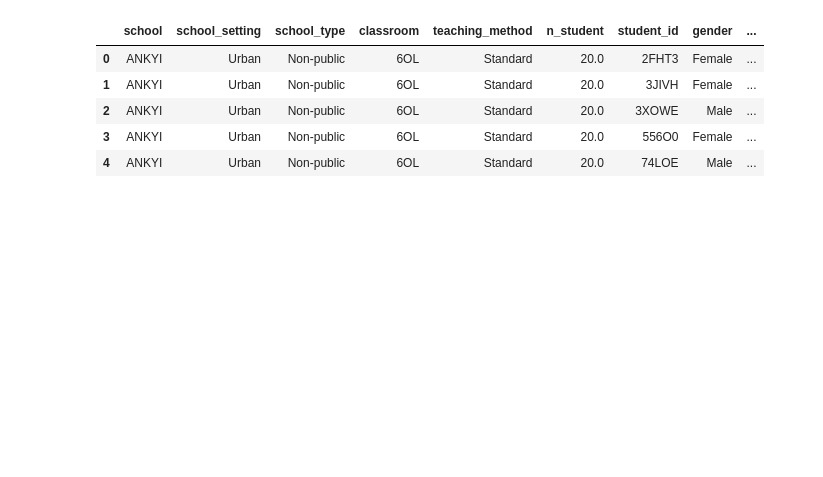
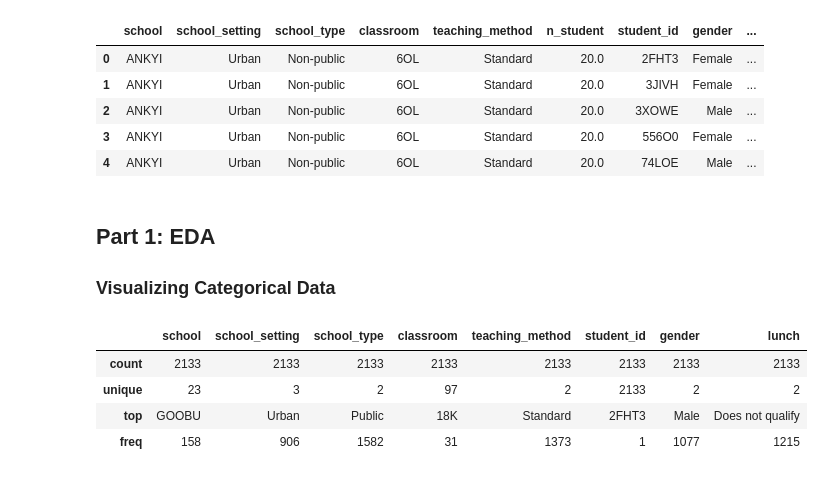
Before and after one commit to Matt88Ac/ModernStatistics_Final, a Jupyter notebook: Test_Scores.ipynb, the cells around one changed output. Saved outputs shown, nothing was run; the diff lists cells and outputs as text; code cells hidden in the pictures; blank space fills up the shorter version.

```diff
--- a/Test_Scores.ipynb
+++ b/Test_Scores.ipynb
@@ -27,3 +27,15 @@ df.head()
 | 2 | ANKYI | Urban | Non-public | 6OL | Standard | 20.0 | 3XOWE | Male | ... |
 | 3 | ANKYI | Urban | Non-public | 6OL | Standard | 20.0 | 556O0 | Female | ... |
 | 4 | ANKYI | Urban | Non-public | 6OL | Standard | 20.0 | 74LOE | Male | ... |
+# %% [markdown]
+## Part 1: EDA
+
+### Visualizing Categorical Data
+# %%
+df.describe(include='object')
+# %% [output]
+|  | school | school_setting | school_type | classroom | teaching_method | student_id | gender | lunch |
+| count | 2133 | 2133 | 2133 | 2133 | 2133 | 2133 | 2133 | 2133 |
+| unique | 23 | 3 | 2 | 97 | 2 | 2133 | 2 | 2 |
+| top | GOOBU | Urban | Public | 18K | Standard | 2FHT3 | Male | Does not qualify |
+| freq | 158 | 906 | 1582 | 31 | 1373 | 1 | 1077 | 1215 |
```
Also changed, not shown: parts of 7 cells of this notebook.
